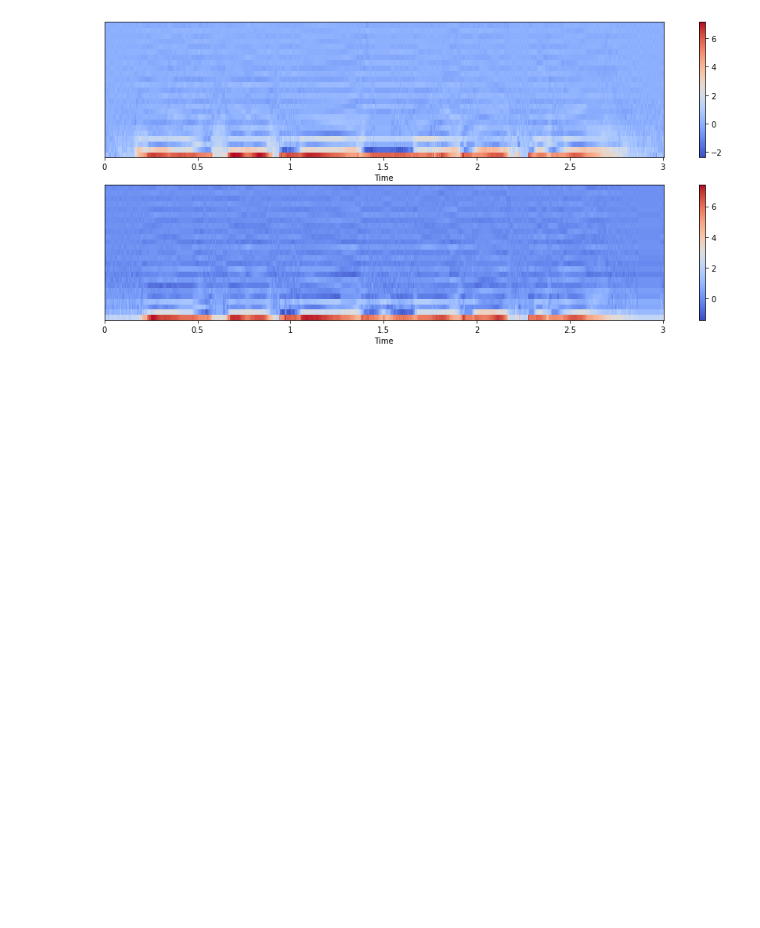
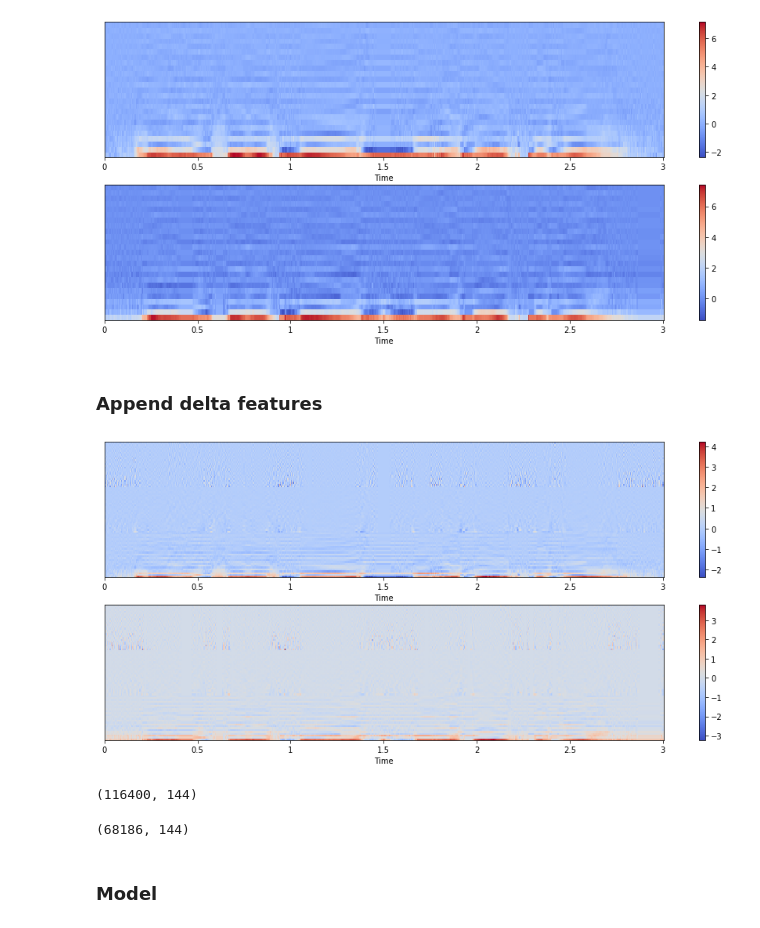
Before and after one commit to etsuura/VoiceConversion, a Jupyter notebook: GMM-based voice conversion.ipynb, the cells around one changed output. Saved outputs shown, nothing was run; the diff lists cells and outputs as text; code cells hidden in the pictures; blank space fills up the shorter version.

Commit message:
add function(model, visualization)

```diff
--- a/GMM-based voice conversion.ipynb
+++ b/GMM-based voice conversion.ipynb
@@ -128,6 +128,24 @@ plot_parallel(X_aligned[idx],Y_aligned[idx])
 X_aligned, Y_aligned = X_aligned[:, :, 1:], Y_aligned[:, :, 1:]
+# %% [markdown]
+### Append delta features
 # %%
-# static_dim = X_aligned.shape[-1]
-# if use_delta:
-#     X_aligned = DeltaAppender(windows).transform(X_aligned)
-#     Y_aligned = DeltaAppender(windows).transform(Y_aligned)
+static_dim = X_aligned.shape[-1]
+if use_delta:
+    X_aligned = apply_each2d_trim(delta_features, X_aligned, windows)
+    Y_aligned = apply_each2d_trim(delta_features, Y_aligned, windows)
+# %%
+plot_parallel(X_aligned[idx],Y_aligned[idx])
+# %% [output]
+[figure, added]
+# %%
+XY = np.concatenate((X_aligned, Y_aligned), axis=-1).reshape(-1, X_aligned.shape[-1]*2)
+print(XY.shape)
+# %% [output]
+(116400, 144)
+# %%
+XY = remove_zeros_frames(XY)
+print(XY.shape)
+# %% [output]
+(68186, 144)
+# %% [markdown]
+### Model
```
Also changed, not shown: parts of 12 cells of this notebook, 1 other file.
